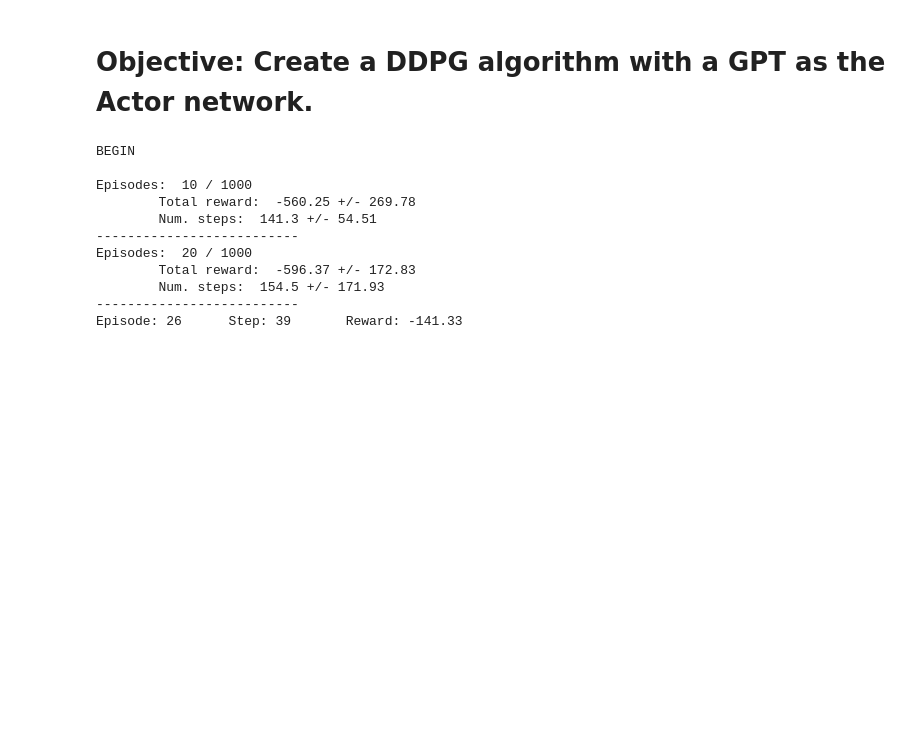
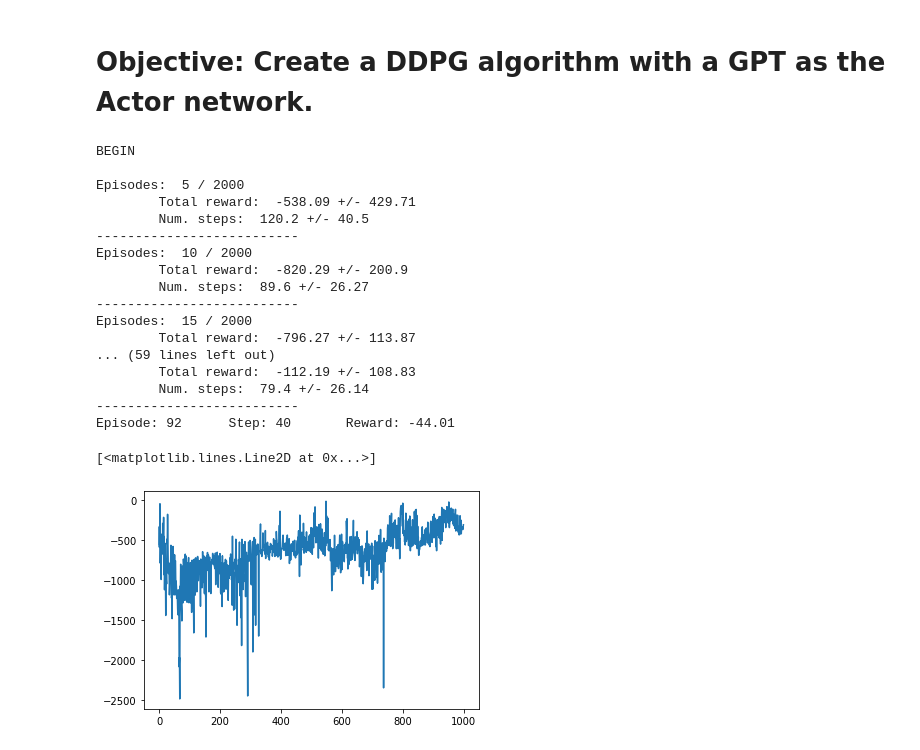
Before and after one commit to gustavobartho/machine-learning, a Jupyter notebook: Outros/DDPG_with_GPT/DDPG_with_GPT_LunarLander.ipynb, the cells around one changed output. Cells and saved outputs as stored; diff of their text form; code cells hidden in the pictures; blank space fills up the shorter version.

```diff
--- a/Outros/DDPG_with_GPT/DDPG_with_GPT_LunarLander.ipynb
+++ b/Outros/DDPG_with_GPT/DDPG_with_GPT_LunarLander.ipynb
@@ -325,9 +319,6 @@ class Actor(object):
         self.inp_dim = state_dim
         self.action_dim = action_dim
         ffw = lambda: Sequential([
-            Dense(32,  activation='relu', kernel_initializer=f_value(), bias_initializer=f_value()),
-            LayerNormalization(),
-            Dropout(dropout),
             Dense(action_dim, activation='tanh', kernel_initializer=f_value(), bias_initializer=f_value()),
             Lambda(lambda i: i * action_range, dtype='float64'),
         ])
@@ -408,9 +399,6 @@ class Critic(object):
         #Network dimensions
         self.inp_dim = state_dim + action_dim
         ffw = lambda: Sequential([
-                Dense(32,  activation='relu', kernel_initializer=f_value(), bias_initializer=f_value()),
-                LayerNormalization(),
-                Dropout(dropout),
                 Dense(out_dim, activation='linear', kernel_initializer=f_value(), bias_initializer=f_value()),
             ])
 
@@ -818,7 +802,7 @@ class DDPG_GPT_Agent(object):
         self.actor.loadModel(a_path)
         self.critic.loadModel(c_path)
 # %%
-env = gym.make("LunarLander-v2", continuous=True, max_episode_steps=500)
+env = gym.make("LunarLander-v2", continuous=True, max_episode_steps=1000)
 batch_size = 128
 block_size = 32
 state_dim = env.observation_space.shape[0]
@@ -826,29 +810,26 @@ action_dim = env.action_space.shape[0]
 action_min = env.action_space.low
 action_max = env.action_space.high
 dropout = 0.1
-memory_size = 500
-
+memory_size = 100
 gamma = 0.99
-gamma_grow = 1
-gamma_max = 0.99
 
 epsilon = 1
-epsilon_decay = 0.9997
-epsilon_min = 0.4
+epsilon_decay = 0.9991
+epsilon_min = 0.2
 
-tau = 5e-3
+tau = 1e-3
 
 # Actor hyperparameter
 a_n_layer = 2
 a_num_heads = 1
 a_embedding_dim = 6
-a_learning_rate = 5e-4
+a_learning_rate = 3e-4
 
 # Critic hyperparameter
 c_n_layer = 1
-c_num_heads = 1
-c_embedding_dim = 8
-c_learning_rate = 1e-3
+c_num_heads = 2
+c_embedding_dim = 12
+c_learning_rate = 8e-4
 
 agent = DDPG_GPT_Agent(
     a_n_layers = a_n_layer,
@@ -872,14 +853,12 @@ agent = DDPG_GPT_Agent(
     epsilon=epsilon,
     epsilon_decay=epsilon_decay,
     epsilon_min=epsilon_min,
-    gamma_grow=gamma_grow,
-    gamma_max=gamma_max,
 )
 # %%
-num_episodes = 1000
+num_episodes = 2000
 step_per_train = 4
 verbose = True
-verbose_num = 10
+verbose_num = 5
 act_after_batch = True
 
 scores, steps = agent.train(
@@ -894,12 +873,23 @@ env.close()
 # %% [output]
 BEGIN
 
-Episodes:  10 / 1000
-        Total reward:  -560.25 +/- 269.78
-        Num. steps:  141.3 +/- 54.51
+Episodes:  5 / 2000
+        Total reward:  -538.09 +/- 429.71
+        Num. steps:  120.2 +/- 40.5
 --------------------------
-Episodes:  20 / 1000
-        Total reward:  -596.37 +/- 172.83
-        Num. steps:  154.5 +/- 171.93
+Episodes:  10 / 2000
+        Total reward:  -820.29 +/- 200.9
+        Num. steps:  89.6 +/- 26.27
 --------------------------
-Episode: 26      Step: 39       Reward: -141.33
+Episodes:  15 / 2000
+        Total reward:  -796.27 +/- 113.87
+... (59 lines left out)
+        Total reward:  -112.19 +/- 108.83
+        Num. steps:  79.4 +/- 26.14
+--------------------------
+Episode: 92      Step: 40       Reward: -44.01
+# %%
+plt.plot(np.arange(len(scores)), scores)
+# %% [output]
+[<matplotlib.lines.Line2D at 0x...>]
+[figure, added]
```
Also changed, not shown: parts of 13 cells of this notebook.
